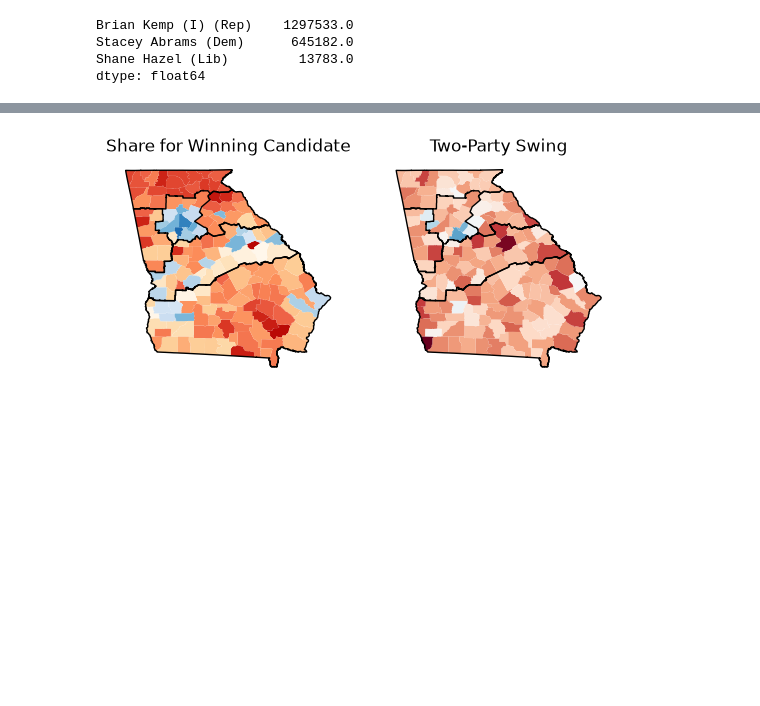
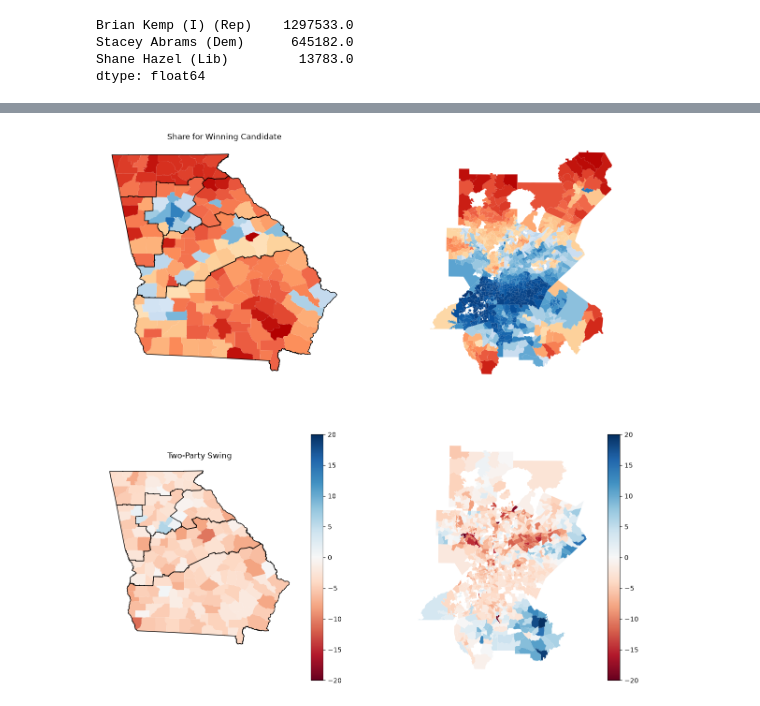
Before and after one commit to davidboers/2026electionmodels, a Jupyter notebook: statewides.ipynb, the cells around one changed output, grey strips where cells are left out. Cells and saved outputs as stored; diff of their text form; code cells hidden in the pictures; blank space fills up the shorter version.

```diff
--- a/statewides.ipynb
+++ b/statewides.ipynb
@@ -100,6 +115,11 @@ def agg_uniq(s: pd.Series):
 metro_prec_data_rg_map = metro_prec_data.set_index(['County', 'Reporting Group'])
 metro_prec_data_rg_map = metro_prec_data_rg_map[['Subregion', 'Region']]
 metro_prec_data_rg_map = metro_prec_data_rg_map.groupby(metro_prec_data_rg_map.index).agg(agg_uniq)
-metro_prec_data_rg_map.index = [f'{rg}, {county}' for (county, rg) in metro_prec_data_rg_map.index]
+metro_prec_data_rg_map.index = pd.MultiIndex.from_tuples(metro_prec_data_rg_map.index)
+metro_prec_data_rg_map['geometry'] = \
+    metro_prec_data[metro_prec_data['Election'].isin(['2026', '*'])] \
+        .set_index(['County', 'Reporting Group']) \
+        .dissolve(by=['County', 'Reporting Group'])['geometry']
+metro_prec_data_rg_map.index = pd.Index(metro_prec_data_rg_map.index.map(lambda x: f'{x[1]}, {x[0]}'))
 metro_prec_data_rg_map
 # %% [output]
@@ -118,0 +139,3 @@ metro_prec_data_rg_map
+# %%
+ax = geopandas.GeoDataFrame(metro_prec_data_rg_map).plot(legend=False, column='Region')
+ax.set_axis_off()
@@ -160,6 +187,11 @@ results_table.loc[hazel2022, 'Swing'] = results_table.loc[hazel2022, 'Share'] -
 #results_table.loc[jackson2026, 'Swing'] = results_table.loc[jackson2026, 'Share'] - prev.loc[kemp2022, 'Share']
 #results_table.loc[bottoms2026, 'Swing'] = results_table.loc[bottoms2026, 'Share'] - prev.loc[abrams2022, 'Share']
 
+curr_dem = abrams2022
+curr_rep = kemp2022
+prev_dem = 'STACEY ABRAMS  (DEM)'
+prev_rep = 'BRIAN KEMP  (REP)'
+
 results_table
 # %% [output]
 |  | Votes | Share | Swing |
@@ -306,45 +360,68 @@ NameError: name 'prev_votes_county' is not defined
 # %%
 import geopandas
 import matplotlib.colors as mcolors
 
-curr_shares_county['geometry'] = counties['geometry']
-swings_county['geometry'] = counties['geometry']
+prev_shares_metro = convt_to_shares(prev_votes_metro, prev_cands, 'Reporting Group')
+curr_shares_metro = convt_to_shares(curr_votes_metro, curr_cands, 'Reporting Group')
+
+swings_metro = mk_swing(prev_shares_metro, curr_shares_metro)
+
+curr_shares_county['geometry'] = swings_county['geometry'] = counties['geometry']
 curr_shares_county = geopandas.GeoDataFrame(curr_shares_county)
+curr_shares_metro['geometry'] = swings_metro['geometry'] = metro_prec_data_rg_map['geometry']
+curr_shares_metro = geopandas.GeoDataFrame(curr_shares_metro)
 swings_county = geopandas.GeoDataFrame(swings_county)
-fig, axes = plt.subplots(1, 2, sharex=True, sharey=True)
+swings_metro = geopandas.GeoDataFrame(swings_metro)
+fig, axes = plt.subplots(2, 2, figsize=(15,15), squeeze=True)
+
+share_nm_ax = axes[0][0]
+swing_nm_ax = axes[1][0]
+share_metro_ax = axes[0][1]
+swing_metro_ax = axes[1][1]
 
 curr_shares_county['Region'] = swings_county['Region'] = counties['Region']
 curr_shares_county['Subregion'] = swings_county['Subregion'] = counties['Subregion']
 
 missing_kwds={
     'color': 'lightgray',
     'edgecolor': 'red',
     'hatch': '///',
     'label': 'Missing values'
 }
 
 # Share map
-curr_shares_county[curr_shares_county[kemp2022] > 50]\
-    .plot(column=kemp2022, ax=axes[0], #legend=True,
-          cmap='OrRd', missing_kwds=missing_kwds,
-          legend_kwds={"label": "Kemp", "orientation": "horizontal"},
-          norm=mcolors.Normalize(50, 100))
-curr_shares_county[curr_shares_county[abrams2022] > 50]\
-    .plot(column=abrams2022, ax=axes[0], #legend=True,
-          cmap='Blues', missing_kwds=missing_kwds,
-          legend_kwds={"label": "Abrams", "orientation": "horizontal"},
-          norm=mcolors.Normalize(40, 100))
-curr_shares_county.dissolve(by='Region').plot(ax=axes[0], color='none')
+def plot_shares(shares: pd.DataFrame, candidate: str, candidate_lgnd_label: str, ax: geopandas.Axis, cmap):
+    shares[shares[candidate] > 50]\
+        .plot(column=candidate, ax=ax, #legend=True,
+            cmap=cmap, missing_kwds=missing_kwds,
+            legend_kwds={'label': candidate_lgnd_label, 'orientation': 'horizontal'},
+            norm=mcolors.Normalize(40, 100))
+
+# County (non-Metro share) (top-left)
+plot_shares(curr_shares_county, kemp2022, 'Kemp', share_nm_ax, 'OrRd')
+plot_shares(curr_shares_county, abrams2022, 'Abrams', share_nm_ax, 'Blues')
+curr_shares_county.dissolve(by='Region').plot(ax=share_nm_ax, color='none')
+
+# Metro share (top-right)
+plot_shares(curr_shares_metro, kemp2022, 'Kemp', share_metro_ax, 'OrRd')
+plot_shares(curr_shares_metro, abrams2022, 'Abrams', share_metro_ax, 'Blues')
 
 # TPS Swing map
-swings_county['TPS'] = swings_county[abrams2022] - swings_county[kemp2022] / 2
-swings_county.plot(column='TPS', ax=axes[1], #legend=True,
-                   norm=mcolors.CenteredNorm(), cmap='RdBu')
-swings_county.dissolve(by='Region').plot(ax=axes[1], color='none')
+swings_county['TPS'] = swings_county[curr_dem] - swings_county[curr_rep] / 2
+swings_metro['TPS'] = swings_metro[curr_dem] - swings_metro[curr_rep] / 2
 
-axes[0].set_title('Share for Winning Candidate')
-axes[0].set_axis_off()
-axes[1].set_title('Two-Party Swing')
-axes[1].set_axis_off()
+swings_county.plot(column='TPS', ax=swing_nm_ax, legend=True,
+                   norm=mcolors.CenteredNorm(halfrange=20), cmap='RdBu')
+swings_county.dissolve(by='Region').plot(ax=swing_nm_ax, color='none')
+
+swings_metro.plot(column='TPS', ax=swing_metro_ax, legend=True,
+                   norm=mcolors.CenteredNorm(halfrange=20), cmap='RdBu')
+
+share_nm_ax.set_title('Share for Winning Candidate')
+share_nm_ax.set_axis_off()
+swing_nm_ax.set_title('Two-Party Swing')
+swing_nm_ax.set_axis_off()
+share_metro_ax.set_axis_off()
+swing_metro_ax.set_axis_off()
 # %% [output]
-[figure, old version]
+[figure, new version]
```
Also changed, not shown: parts of 11 cells of this notebook, 3 other files.
